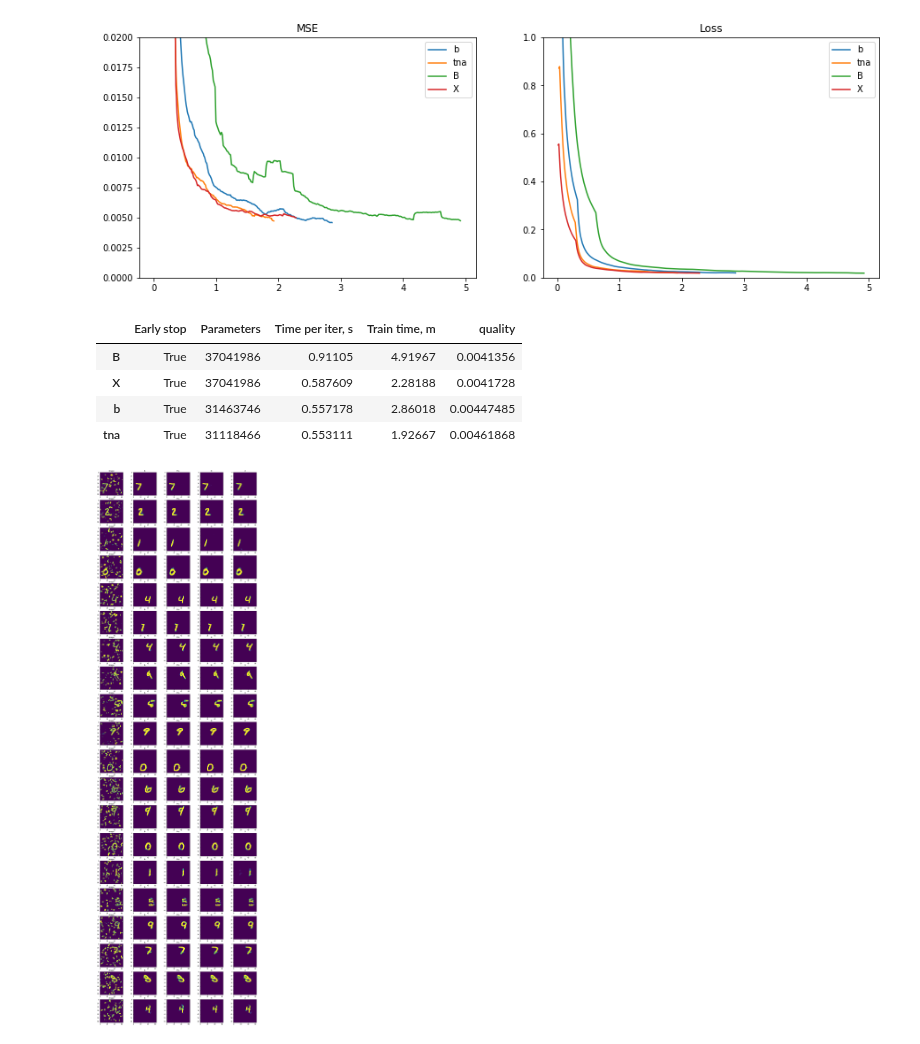
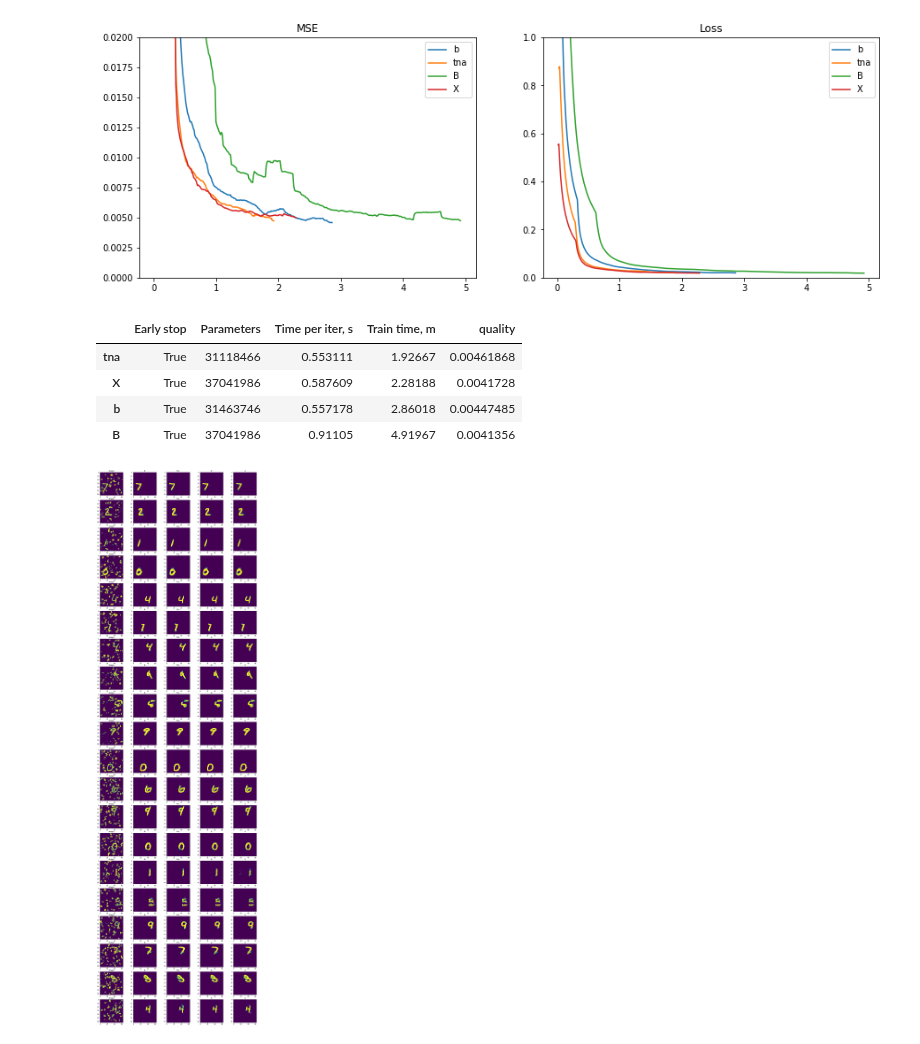
Before and after one commit to analysiscenter/az_training, a Jupyter notebook: alexey_kozhevin/task_06/upsample_methods.ipynb, the cells around one changed output. Drawn from its saved outputs; the diff is of its cells as text; code cells hidden in the pictures.

Commit message:
sorted by time

```diff
--- a/alexey_kozhevin/task_06/upsample_methods.ipynb
+++ b/alexey_kozhevin/task_06/upsample_methods.ipynb
@@ -261,14 +261,14 @@ def stat_table(stat):
         df[layout] = new_stat
     df = pd.DataFrame(df).transpose()
     return df
-# %%
-stat_table(stat)
-# %% [output]
-|  | Early stop | Parameters | Time per iter, s | Train time, m | quality |
-| B | True | 37041986 | 0.91105 | 4.91967 | 0.0041356 |
-| X | True | 37041986 | 0.587609 | 2.28188 | 0.0041728 |
-| b | True | 31463746 | 0.557178 | 2.86018 | 0.00447485 |
-| tna | True | 31118466 | 0.553111 | 1.92667 | 0.00461868 |
+# %%
+stat_table(stat).sort_values(by=['Train time, m'])
+# %% [output]
+|  | Early stop | Parameters | Time per iter, s | Train time, m | quality |
+| tna | True | 31118466 | 0.553111 | 1.92667 | 0.00461868 |
+| X | True | 37041986 | 0.587609 | 2.28188 | 0.0041728 |
+| b | True | 31463746 | 0.557178 | 2.86018 | 0.00447485 |
+| B | True | 37041986 | 0.91105 | 4.91967 | 0.0041356 |
 # %%
 n_examples = 20
 plt.figure(figsize=(20,3.5*n_examples))
```
